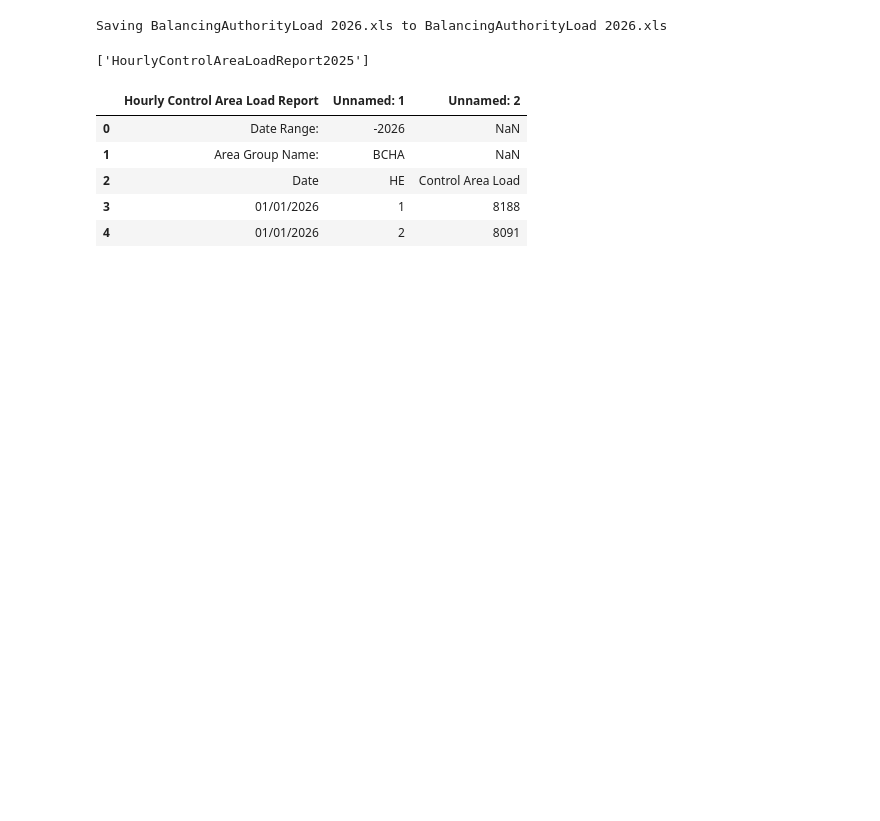
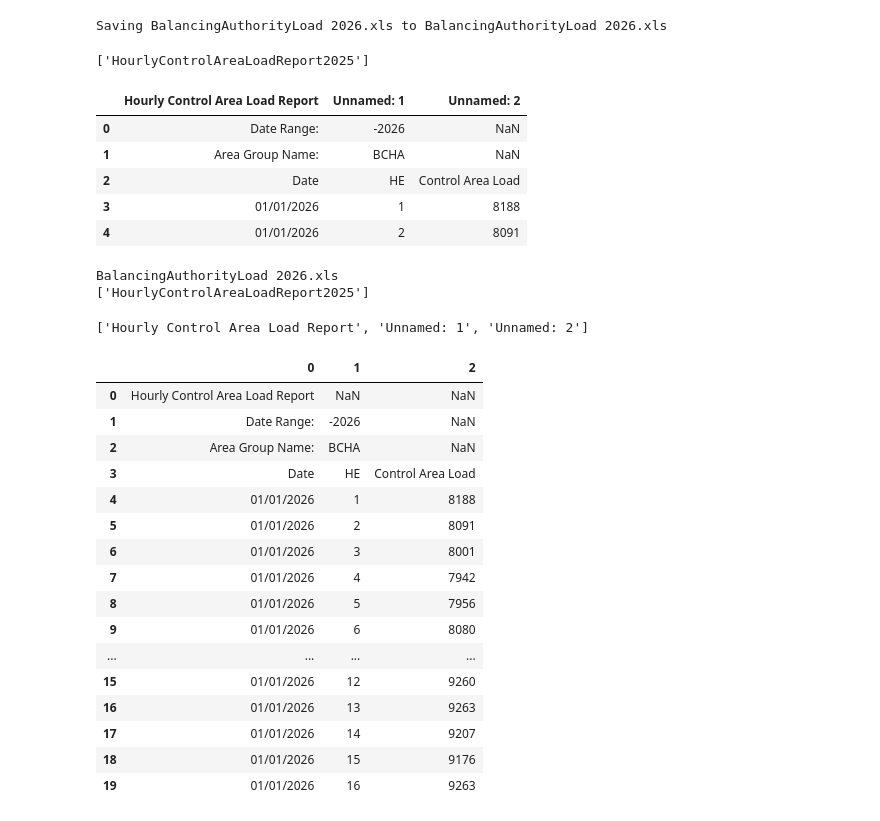
Before and after one commit to ChayanikaAwasthi/bc-electricity-demand-analysis, a Jupyter notebook: 01_BC_Electricity_Demand_Analysis.ipynb, the cells around one changed output. Cells and saved outputs as stored; diff of their text form; code cells hidden in the pictures; blank space fills up the shorter version.

```diff
--- a/01_BC_Electricity_Demand_Analysis.ipynb
+++ b/01_BC_Electricity_Demand_Analysis.ipynb
@@ -45,3 +45,34 @@ df.head()
 | 2 | Date | HE | Control Area Load |
 | 3 | 01/01/2026 | 1 | 8188 |
 | 4 | 01/01/2026 | 2 | 8091 |
+# %%
+print(file_name)
+print(excel_file.sheet_names)
+# %% [output]
+BalancingAuthorityLoad 2026.xls
+['HourlyControlAreaLoadReport2025']
+# %%
+print(df.columns.tolist())
+# %% [output]
+['Hourly Control Area Load Report', 'Unnamed: 1', 'Unnamed: 2']
+# %%
+df_raw = pd.read_excel(file_name, header =None)
+display(df_raw.head(20))
+# %% [output]
+|  | 0 | 1 | 2 |
+| 0 | Hourly Control Area Load Report | NaN | NaN |
+| 1 | Date Range: | -2026 | NaN |
+| 2 | Area Group Name: | BCHA | NaN |
+| 3 | Date | HE | Control Area Load |
+| 4 | 01/01/2026 | 1 | 8188 |
+| 5 | 01/01/2026 | 2 | 8091 |
+| 6 | 01/01/2026 | 3 | 8001 |
+| 7 | 01/01/2026 | 4 | 7942 |
+| 8 | 01/01/2026 | 5 | 7956 |
+| 9 | 01/01/2026 | 6 | 8080 |
+| ... | ... | ... | ... |
+| 15 | 01/01/2026 | 12 | 9260 |
+| 16 | 01/01/2026 | 13 | 9263 |
+| 17 | 01/01/2026 | 14 | 9207 |
+| 18 | 01/01/2026 | 15 | 9176 |
+| 19 | 01/01/2026 | 16 | 9263 |
```
Also changed, not shown: parts of 15 cells of this notebook.
